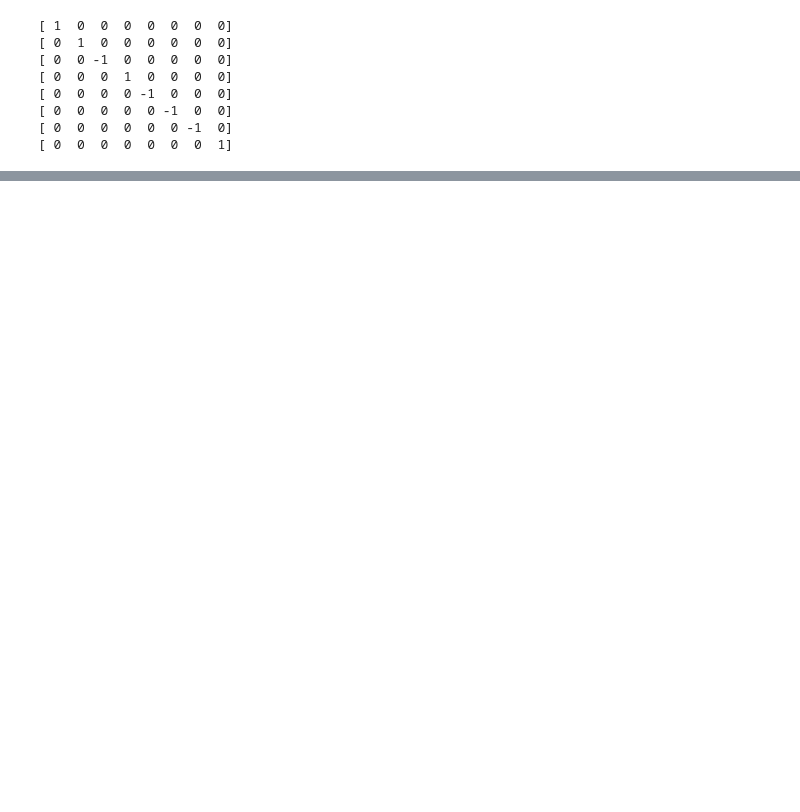
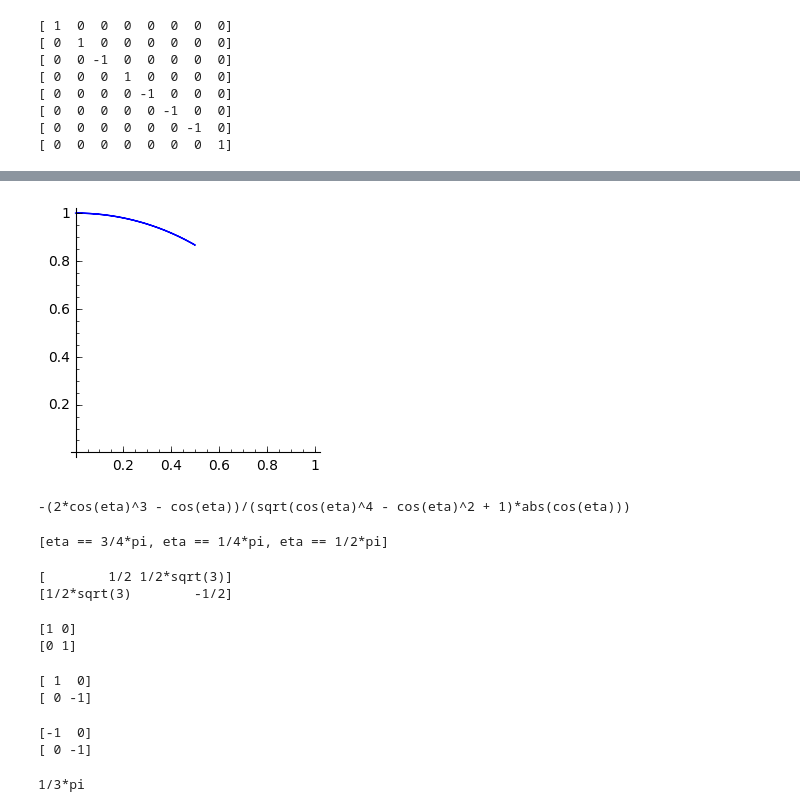
Before and after one commit to knappa/hardcore-3-interactions, a Jupyter notebook: representation.ipynb, the cells around one changed output, grey strips where cells are left out. Drawn from its saved outputs; the diff is of its cells as text; code cells hidden in the pictures; blank space fills up the shorter version.

```diff
--- a/representation.ipynb
+++ b/representation.ipynb
@@ -409,0 +340,38 @@ P.show(axes=False,figsize=6)
+# %%
+theta = arctan(b/(1-a))
+
+P = parametric_plot( (cos(theta), sin(theta)), (eta,0,pi/2))
+P.show(aspect_ratio=1, figsize=4, ymin=0, xmax=1)
+# %% [output]
+[figure, added]
+# %%
+pretty_print(  diff(arctan(b/(1-a)).simplify_full(), eta).simplify_full() )
+# %% [output]
+-(2*cos(eta)^3 - cos(eta))/(sqrt(cos(eta)^4 - cos(eta)^2 + 1)*abs(cos(eta)))
+# %%
+solve( diff(arctan(b/(1-a)).simplify_full(), eta).simplify_full() == 0, eta)
+# %% [output]
+[eta == 3/4*pi, eta == 1/4*pi, eta == 1/2*pi]
+# %%
+pretty_print( t2_red(eta=pi/4) )
+
+pretty_print( (t2_red(eta=pi/4)*t1_red)^3 )
+# %% [output]
+[        1/2 1/2*sqrt(3)]
+[1/2*sqrt(3)        -1/2]
+[1 0]
+[0 1]
+# %%
+pretty_print( t2_red(eta=pi/2) )
+
+pretty_print( (t2_red(eta=pi/2)*t1_red)^3 )
+# %% [output]
+[ 1  0]
+[ 0 -1]
+[-1  0]
+[ 0 -1]
+# %%
+# minimum angle above horizontal for -1 eigen-space
+theta(eta=pi/4).simplify_full()
+# %% [output]
+1/3*pi
```
Also changed, not shown: parts of 59 cells of this notebook, 1 other file.
